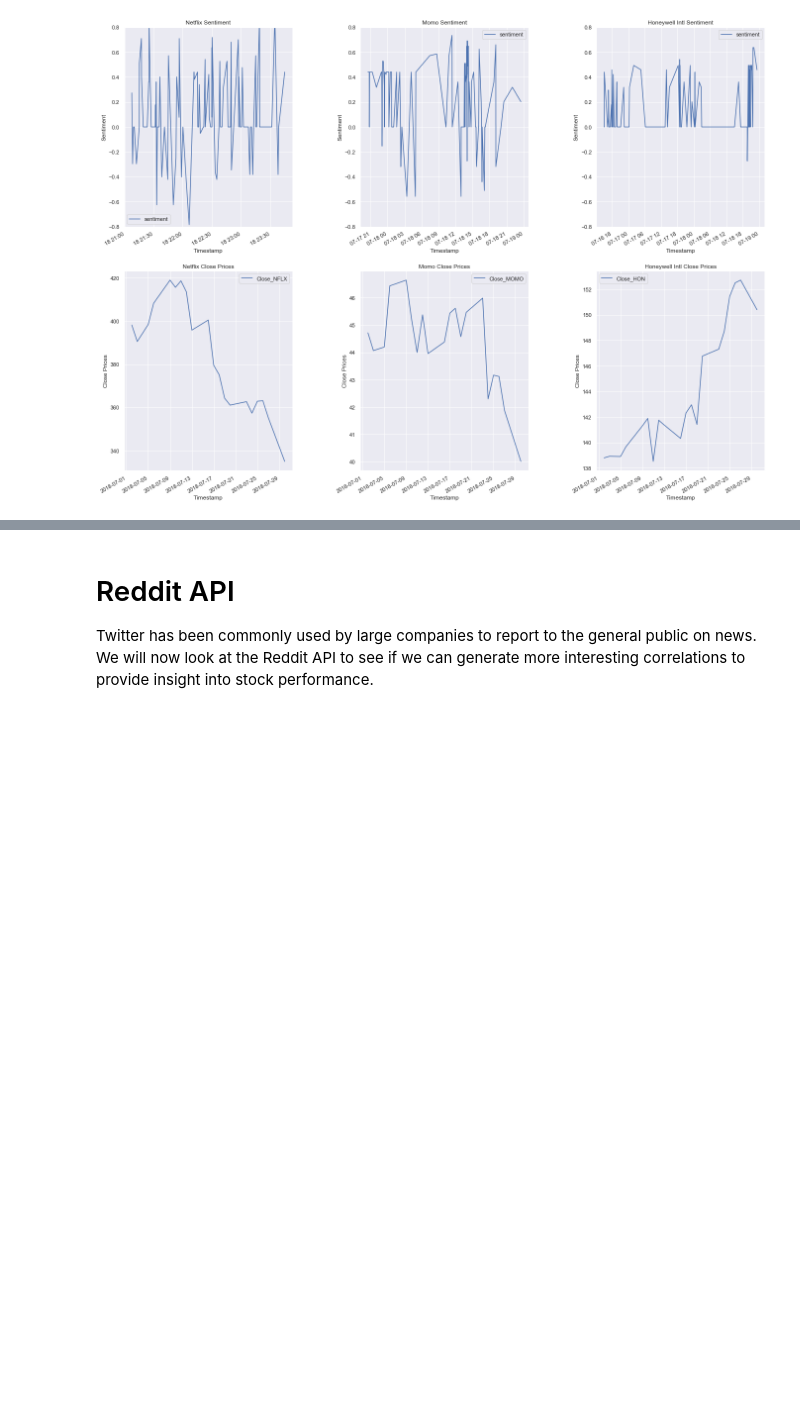
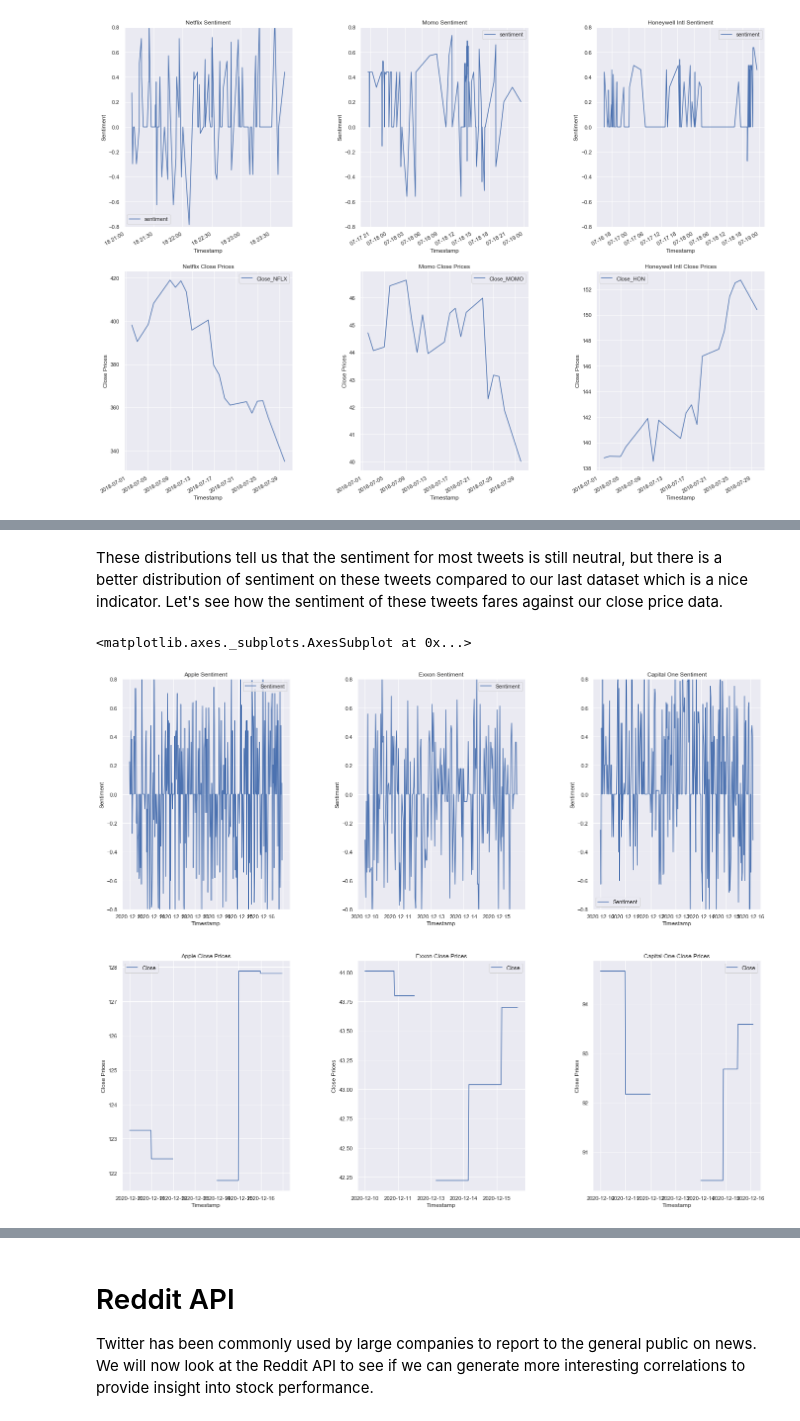
Before and after one commit to gilaniasher/sentiment-driven-market-analysis, a Jupyter notebook: results.ipynb, the cells around one changed output, grey strips where cells are left out. Cells and saved outputs as stored; diff of their text form; code cells hidden in the pictures; blank space fills up the shorter version.

```diff
--- a/results.ipynb
+++ b/results.ipynb
@@ -232,0 +382,24 @@ The Kaggle Twitter dataset was interesting and provided a starting place for ana
+# %% [markdown]
+These distributions tell us that the sentiment for most tweets is still neutral, but there is a better distribution of sentiment on these tweets compared to our last dataset which is a nice indicator. Let's see how the sentiment of these tweets fares against our close price data.
+# %%
+fig, axs = plt.subplots(2, 3)
+syms = tweet_df.Symbol
+fig.tight_layout(pad=0.25)
+
+# Graph Sentiment vs Time for 3 companies
+axs[0, 0].set_ylim([-0.8, 0.8]); axs[0, 1].set_ylim([-0.8, 0.8]); axs[0, 2].set_ylim([-0.8, 0.8])
+sentiment_kwargs = {'x': 'Date', 'y': 'Sentiment', 'figsize': (20, 16), 'ylabel': 'Sentiment', 'xlabel': 'Timestamp'}
+
+tweet_df[syms == 'AAPL'].plot.line(ax=axs[0, 0], title='Apple Sentiment', **sentiment_kwargs)
+tweet_df[syms == 'XOM'].plot.line(ax=axs[0, 1], title='Exxon Sentiment', **sentiment_kwargs)
+tweet_df[syms == 'COF'].plot.line(ax=axs[0, 2], title='Capital One Sentiment', **sentiment_kwargs)
+
+# Graph stock performance vs Time for 3 companies
+price_kwargs = {'x': 'Date', 'y': 'Close', 'xlabel': 'Timestamp', 'ylabel': 'Close Prices'}
+
+tweet_df[syms == 'AAPL'].plot.line(ax=axs[1, 0], title='Apple Close Prices', **price_kwargs)
+tweet_df[syms == 'XOM'].plot.line(ax=axs[1, 1], title='Exxon Close Prices', **price_kwargs)
+tweet_df[syms == 'COF'].plot.line(ax=axs[1, 2], title='Capital One Close Prices', **price_kwargs)
+# %% [output]
+<matplotlib.axes._subplots.AxesSubplot at 0x...>
+[figure, added]
```
Also changed, not shown: parts of 22 cells of this notebook, 1 other file.
